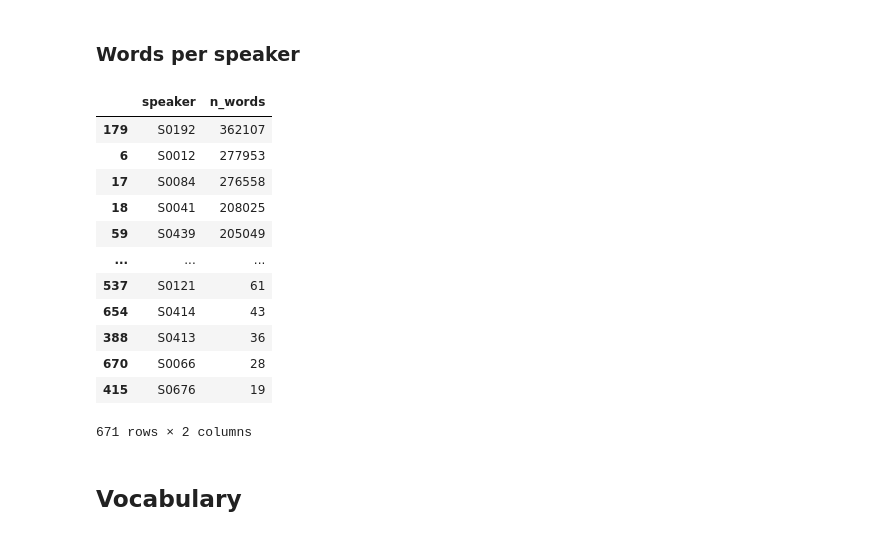
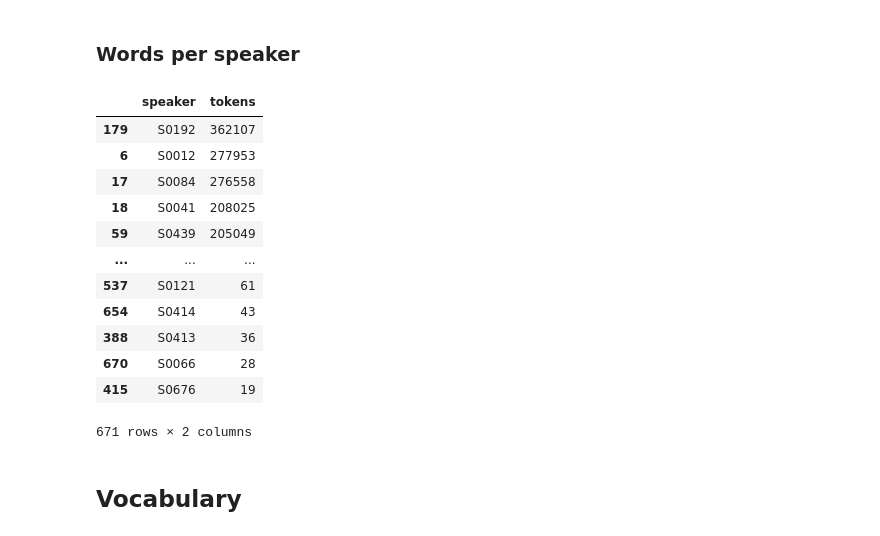
Before and after one commit to wuqui/bncparse, a Jupyter notebook: nbs/00_core.ipynb, the cells around one changed output. Cells and saved outputs as stored; diff of their text form; code cells hidden in the pictures.

```diff
--- a/nbs/00_core.ipynb
+++ b/nbs/00_core.ipynb
@@ -48,6 +48,8 @@ def get_xml(f_path):
         f = f.read()
     xml = etree.fromstring(f)
     return xml
+# %%
+texts = [get_xml(path) for path in path_texts]
 # %% [markdown]
 # Corpus statistics
 # %% [markdown]
@@ -75,11 +70,9 @@ assert len(text_ids) == 1251
 1. Determine all speakers in the corpus.
 2. Calculate the total number of words each speaker has contributed to the corpus.
 # %%
-%%time
 speakers_words = defaultdict(int)
-for path in path_texts:
-    xml = get_xml(path)
-    for u in xml.iter('u'):
+for text in texts:
+    for u in text.iter('u'):
         speaker = u.get('who')
         n_words = len([w for w in u.iter('w')])
         speakers_words[speaker] += n_words
@@ -95,10 +85,11 @@ number of speakers: 671
 # %% [markdown]
 ### Words per speaker
 # %%
-df_speakers_words = pd.DataFrame(list(speakers_words.items()), columns=['speaker', 'n_words'])
-df_speakers_words.sort_values('n_words', ascending=False)
+df_speakers_tokens = pd.DataFrame(list(speakers_words.items()), columns=['speaker', 'tokens'])
+df_speakers_tokens = df_speakers_tokens.sort_values('tokens', ascending=False)
+df_speakers_tokens
 # %% [output]
-|  | speaker | n_words |
+|  | speaker | tokens |
 | 179 | S0192 | 362107 |
 | 6 | S0012 | 277953 |
 | 17 | S0084 | 276558 |
```
Also changed, not shown: parts of 16 cells of this notebook, 4 other files.
